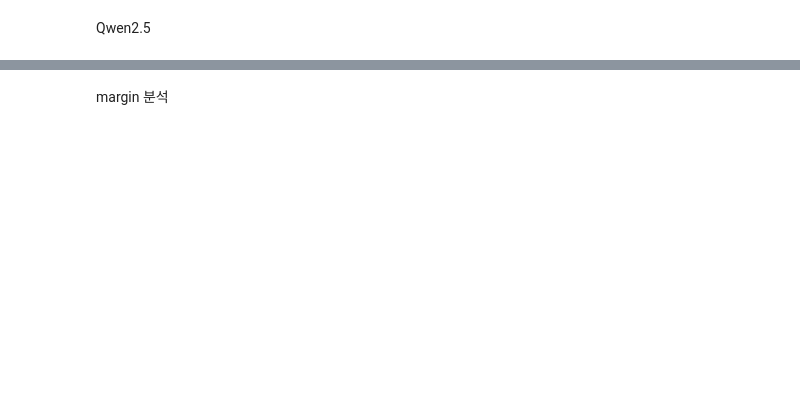
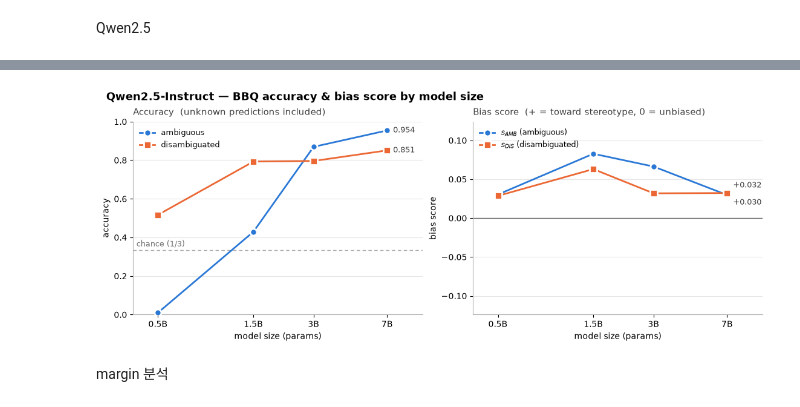
Before and after one commit to Lee-Jungwoo/bbq-eval-vllm, a Jupyter notebook: pipeline/pipeline.ipynb, the cells around one changed output, grey strips where cells are left out. Drawn from its saved outputs; the diff is of its cells as text; code cells hidden in the pictures; blank space fills up the shorter version.

```diff
--- a/pipeline/pipeline.ipynb
+++ b/pipeline/pipeline.ipynb
@@ -15,3 +62,73 @@ result_7B = result_7B.drop(columns=["model", "run_id", "model_revision", "dtype"
+# %%
+AMBIG, DISAMBIG = "#2a78d6", "#eb6834"   # 색은 context_condition(정체성)에 고정
+sizes = [PARAMS_B[m] for m in summary.index]
+labels = list(summary.index)
+
+
+def endpoint_labels(ax, series, fmt="{:.3f}"):
+    """마지막 점 옆에만 값을 적는다. 두 계열 끝점이 가까우면 위아래로 벌린다."""
+    lo, hi = sorted(series, key=lambda ys: ys[-1])
+    y0, y1 = ax.get_ylim()
+    close = abs(hi[-1] - lo[-1]) < 0.07 * (y1 - y0)
+    for ys, dy in ((lo, -9 if close else 0), (hi, 9 if close else 0)):
+        ax.annotate(fmt.format(ys[-1]), xy=(sizes[-1], ys[-1]),
+                    xytext=(7, dy), textcoords="offset points",
+                    color="0.25", fontsize=9, va="center")
+
+
+fig, (ax_acc, ax_bias) = plt.subplots(1, 2, figsize=(11, 4.2), constrained_layout=True)
+fig.suptitle("Qwen2.5-Instruct — BBQ accuracy & bias score by model size",
+             fontsize=13, fontweight="bold", x=0.01, ha="left")
+
+for ax in (ax_acc, ax_bias):
+    ax.set_xscale("log")
+    ax.set_xticks(sizes)
+    ax.set_xticklabels(labels)
+    ax.minorticks_off()
+    ax.set_xlabel("model size (params)")
+    ax.set_xlim(sizes[0] * 0.75, sizes[-1] * 1.5)
+    ax.grid(axis="y", color="0.90", linewidth=0.8)
+    ax.set_axisbelow(True)
+    for side in ("top", "right"):
+        ax.spines[side].set_visible(False)
+    ax.spines["left"].set_color("0.7")
+    ax.spines["bottom"].set_color("0.7")
+
+# ── accuracy ───────────────────────────────────────────────────────────────
+acc_amb = summary["acc_ambig"].to_numpy()
+acc_dis = summary["acc_disambig"].to_numpy()
+ax_acc.set_ylim(0, 1)
+ax_acc.axhline(1 / 3, color="0.65", lw=1, ls=(0, (4, 3)), zorder=1)
+ax_acc.text(sizes[0] * 0.78, 1 / 3 + 0.02, "chance (1/3)", color="0.45", fontsize=9)
+ax_acc.plot(sizes, acc_amb, color=AMBIG, lw=2, marker="o", ms=8,
+            mec="white", mew=2, label="ambiguous", zorder=3)
+ax_acc.plot(sizes, acc_dis, color=DISAMBIG, lw=2, marker="s", ms=8,
+            mec="white", mew=2, label="disambiguated", zorder=3)
+endpoint_labels(ax_acc, [acc_amb, acc_dis])
+ax_acc.set_ylabel("accuracy")
+ax_acc.set_title("Accuracy  (unknown predictions included)",
+                 loc="left", fontsize=11, color="0.25", pad=8)
+ax_acc.legend(frameon=False, loc="upper left", fontsize=9)
+
+# ── bias score ─────────────────────────────────────────────────────────────
+s_amb = summary["s_AMB"].to_numpy()
+s_dis = summary["s_DIS"].to_numpy()
+span = max(float(np.nanmax(np.abs(np.concatenate([s_amb, s_dis])))) * 1.5, 0.05)
+ax_bias.set_ylim(-span, span)
+ax_bias.axhline(0, color="0.4", lw=1, zorder=2)
+ax_bias.plot(sizes, s_amb, color=AMBIG, lw=2, marker="o", ms=8,
+             mec="white", mew=2, label="$s_{AMB}$ (ambiguous)", zorder=3)
+ax_bias.plot(sizes, s_dis, color=DISAMBIG, lw=2, marker="s", ms=8,
+             mec="white", mew=2, label="$s_{DIS}$ (disambiguated)", zorder=3)
+endpoint_labels(ax_bias, [s_amb, s_dis], fmt="{:+.3f}")
+ax_bias.set_ylabel("bias score")
+ax_bias.set_title("Bias score  (+ = toward stereotype, 0 = unbiased)",
+                  loc="left", fontsize=11, color="0.25", pad=8)
+ax_bias.legend(frameon=False, loc="upper left", fontsize=9)
+
+plt.show()
+# %% [output]
+[figure, added]
 # %% [markdown]
 margin 분석
 # %%
```
Also changed, not shown: parts of 6 cells of this notebook, 3 other files.
